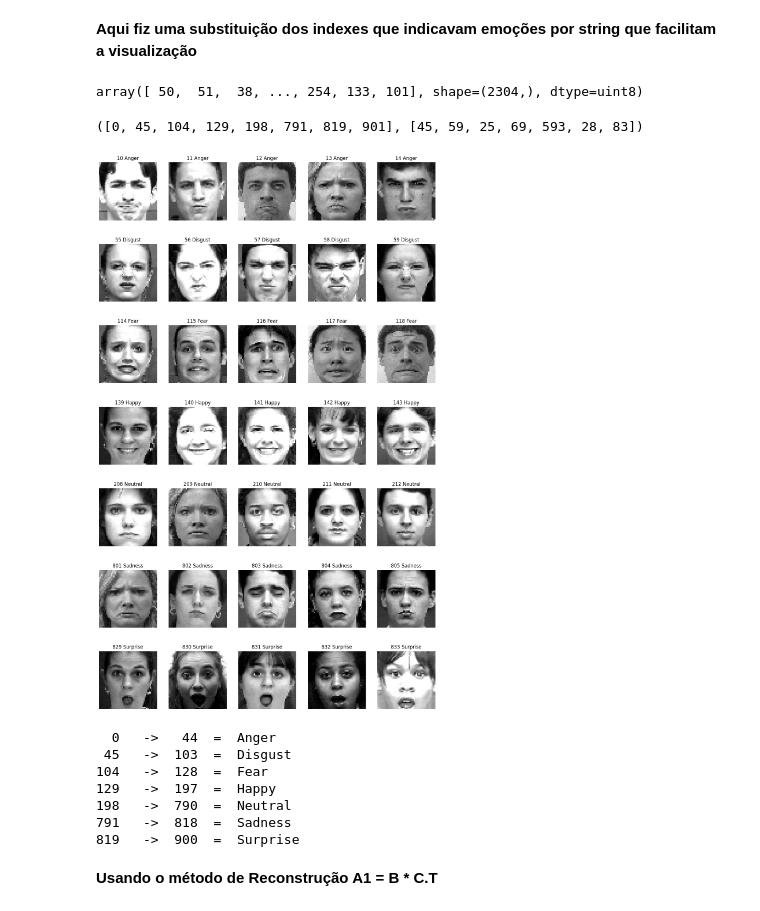
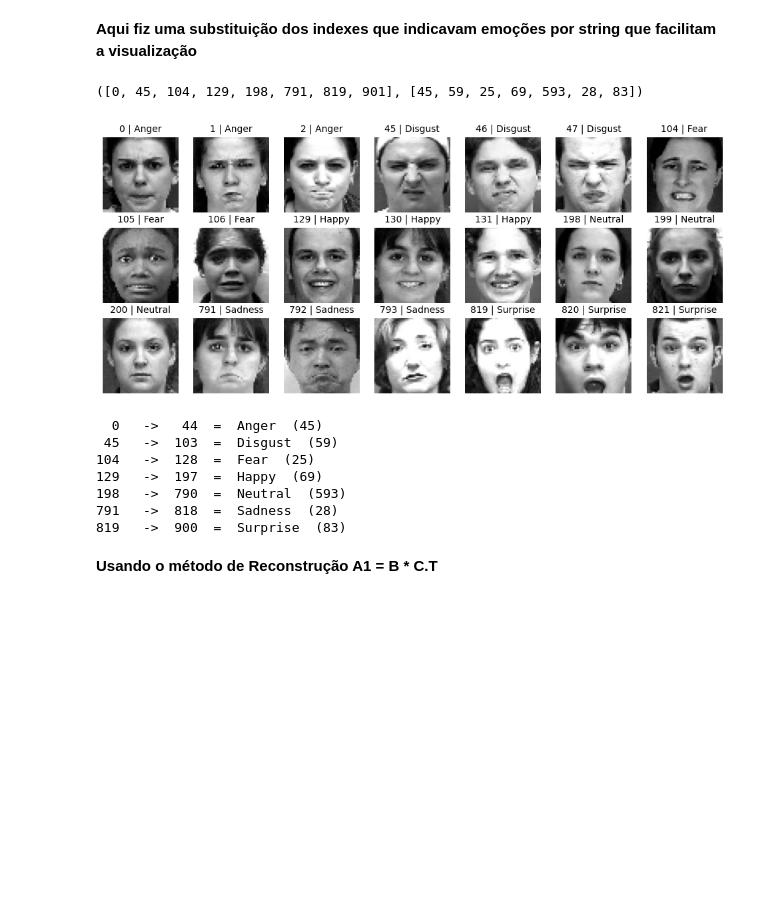
Before and after one commit to mawerneck/Projeto-Final-CoCADa, a Jupyter notebook: script.ipynb, the cells around one changed output. Cells and saved outputs as stored; diff of their text form; code cells hidden in the pictures; blank space fills up the shorter version.

```diff
--- a/script.ipynb
+++ b/script.ipynb
@@ -183,9 +182,6 @@ df = df.sort_values(by="emotion").reset_index(drop=True)
 # %%
 df_flatten = df.copy()
 df_flatten["pixels"] = df["pixels"].apply(lambda x: process_pixels(x).flatten())
-df_flatten["pixels"][0]  # Imagens estão em vetores verticais ;)
-# %% [output]
-array([ 50,  51,  38, ..., 254, 133, 101], shape=(2304,), dtype=uint8)
 # %%
 df_flatten["emotion"] = df_flatten["emotion"].replace({
     0: "Anger",
@@ -210,31 +206,31 @@ begin, lengths
 # %% [output]
 ([0, 45, 104, 129, 198, 791, 819, 901], [45, 59, 25, 69, 593, 28, 83])
 # %%
-plt.figure(figsize=(15, 25))
-k = 10
+plt.figure(figsize=(12, 5))
+k = 0
 for i in range(7):
-    for j in range(5):
+    for j in range(3):
         img = faces[begin[i] + j + k]
         expression  = df_flatten.loc[begin[i] + j + k]["emotion"]
-        idx = i*5 + j + 1
-        plt.subplot(7, 5, idx)
+        idx = i*3 + j + 1
+        plt.subplot(3, 7, idx)
         plt.imshow(img, cmap="gray")
-        plt.title(f"{begin[i] + j + k} {expression}", fontsize=12)
+        plt.title(f"{begin[i] + j + k} | {expression}", fontsize=10)
         plt.axis("off")
 plt.show()
 # %% [output]
-[figure, old version]
+[figure, new version]
 # %%
 for i in range(7):
-    print(f"{begin[i]:>3}   ->  {(begin[i+1]-1):>3}  =  {emotions[i]}")
+    print(f"{begin[i]:>3}   ->  {(begin[i+1]-1):>3}  =  {emotions[i]}  ({lengths[i]})")
 # %% [output]
-  0   ->   44  =  Anger
- 45   ->  103  =  Disgust
-104   ->  128  =  Fear
-129   ->  197  =  Happy
-198   ->  790  =  Neutral
-791   ->  818  =  Sadness
-819   ->  900  =  Surprise
+  0   ->   44  =  Anger  (45)
+ 45   ->  103  =  Disgust  (59)
+104   ->  128  =  Fear  (25)
+129   ->  197  =  Happy  (69)
+198   ->  790  =  Neutral  (593)
+791   ->  818  =  Sadness  (28)
+819   ->  900  =  Surprise  (83)
 # %% [markdown]
 **Usando o método de Reconstrução A1 = B * C.T**
 # %%
```
Also changed, not shown: parts of 4 cells of this notebook.
